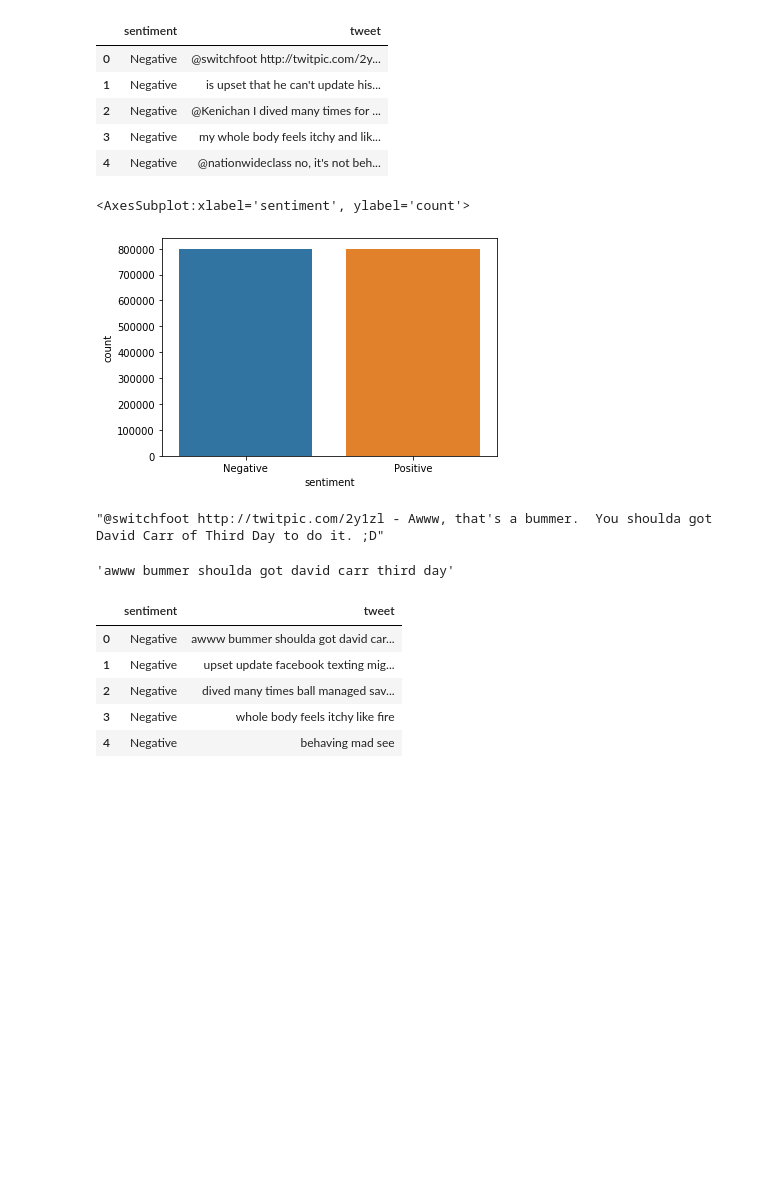
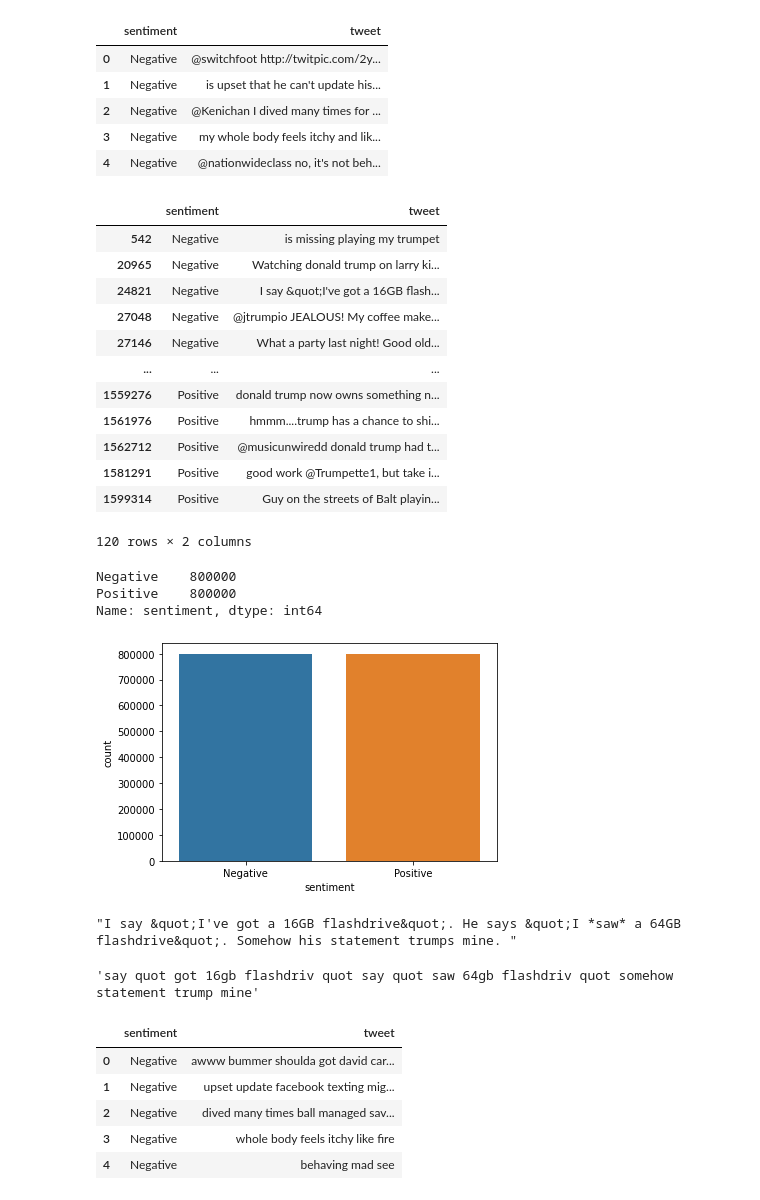
Before and after one commit to hallowerised/Twitter-Sentiment-Analysis, a Jupyter notebook: twitter-sentiment-analysis.ipynb, the cells around one changed output. Cells and saved outputs as stored; diff of their text form; code cells hidden in the pictures; blank space fills up the shorter version.

Commit message:
Add files via upload
this one is the good one

```diff
--- a/twitter-sentiment-analysis.ipynb
+++ b/twitter-sentiment-analysis.ipynb
@@ -70,11 +124,30 @@ data.head()
 | 2 | Negative | @Kenichan I dived many times for ... |
 | 3 | Negative | my whole body feels itchy and lik... |
 | 4 | Negative | @nationwideclass no, it's not beh... |
+# %%
+data[data["tweet"].str.contains("trump")]
+# %% [output]
+|  | sentiment | tweet |
+| 542 | Negative | is missing playing my trumpet |
+| 20965 | Negative | Watching donald trump on larry ki... |
+| 24821 | Negative | I say &quot;I've got a 16GB flash... |
+| 27048 | Negative | @jtrumpio JEALOUS! My coffee make... |
+| 27146 | Negative | What a party last night! Good old... |
+| ... | ... | ... |
+| 1559276 | Positive | donald trump now owns something n... |
+| 1561976 | Positive | hmmm....trump has a chance to shi... |
+| 1562712 | Positive | @musicunwiredd donald trump had t... |
+| 1581291 | Positive | good work @Trumpette1, but take i... |
+| 1599314 | Positive | Guy on the streets of Balt playin... |
+120 rows × 2 columns
 # %%
 plt.figure()
 sns.countplot(data['sentiment'])
+print(data['sentiment'].value_counts())
 # %% [output]
-<AxesSubplot:xlabel='sentiment', ylabel='count'>
+Negative    800000
+Positive    800000
+Name: sentiment, dtype: int64
 [figure]
 # %%
 stop_words = stopwords.words('english')
@@ -92,13 +165,13 @@ def preprocess(text, stem = False):
                 tokens.append(token)
     return ' '.join(tokens)
 # %%
-data.tweet[0]
+data.tweet[24821]
 # %% [output]
-"@switchfoot http://twitpic.com/2y1zl - Awww, that's a bummer.  You shoulda got David Carr of Third Day to do it. ;D"
+"I say &quot;I've got a 16GB flashdrive&quot;. He says &quot;I *saw* a 64GB flashdrive&quot;. Somehow his statement trumps mine. "
 # %%
-preprocess(data.tweet[0], True)
+preprocess(data.tweet[24821], True)
 # %% [output]
-'awww bummer shoulda got david carr third day'
+'say quot got 16gb flashdriv quot say quot saw 64gb flashdriv quot somehow statement trump mine'
 # %%
 data.tweet = data.tweet.apply(lambda x : preprocess(x))
 data.head()
```
Also changed, not shown: parts of 14 cells of this notebook.
